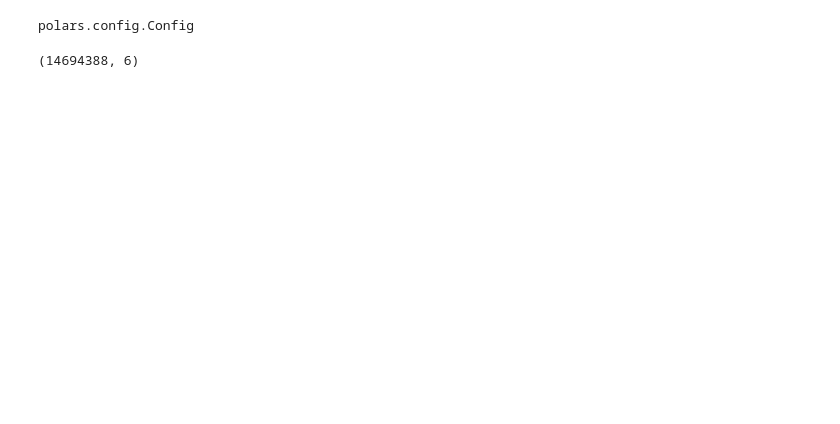
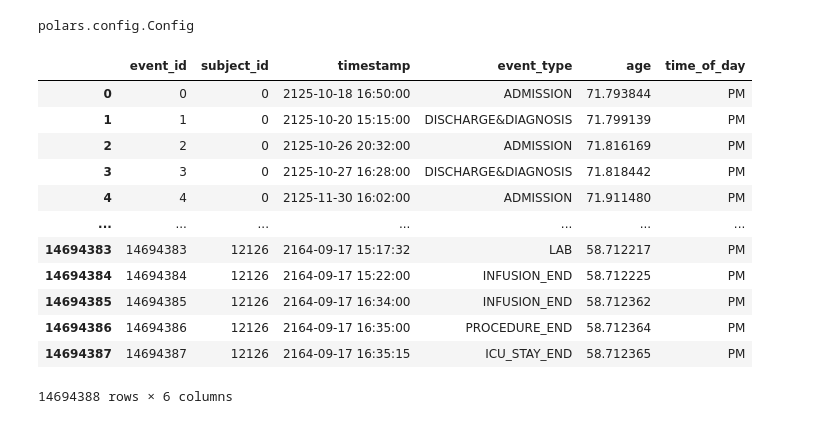
Before and after one commit to justin13601/ACES, a Jupyter notebook: load_data.ipynb, the cells around one changed output. Drawn from its saved outputs; the diff is of its cells as text; code cells hidden in the pictures; blank space fills up the shorter version.

```diff
--- a/load_data.ipynb
+++ b/load_data.ipynb
@@ -9,9 +9,23 @@ polars.config.Config
 # %%
 #load events_df.parquet
 events_df = dd.read_parquet('MIMIC_ESD_new_schema_08-31-23-1/events_df.parquet')
-events_df.compute().shape
+events_df = events_df.compute()
-# %% [output]
-(14694388, 6)
+# %%
+events_df
+# %% [output]
+|  | event_id | subject_id | timestamp | event_type | age | time_of_day |
+| 0 | 0 | 0 | 2125-10-18 16:50:00 | ADMISSION | 71.793844 | PM |
+| 1 | 1 | 0 | 2125-10-20 15:15:00 | DISCHARGE&DIAGNOSIS | 71.799139 | PM |
+| 2 | 2 | 0 | 2125-10-26 20:32:00 | ADMISSION | 71.816169 | PM |
+| 3 | 3 | 0 | 2125-10-27 16:28:00 | DISCHARGE&DIAGNOSIS | 71.818442 | PM |
+| 4 | 4 | 0 | 2125-11-30 16:02:00 | ADMISSION | 71.911480 | PM |
+| ... | ... | ... | ... | ... | ... | ... |
+| 14694383 | 14694383 | 12126 | 2164-09-17 15:17:32 | LAB | 58.712217 | PM |
+| 14694384 | 14694384 | 12126 | 2164-09-17 15:22:00 | INFUSION_END | 58.712225 | PM |
+| 14694385 | 14694385 | 12126 | 2164-09-17 16:34:00 | INFUSION_END | 58.712362 | PM |
+| 14694386 | 14694386 | 12126 | 2164-09-17 16:35:00 | PROCEDURE_END | 58.712364 | PM |
+| 14694387 | 14694387 | 12126 | 2164-09-17 16:35:15 | ICU_STAY_END | 58.712365 | PM |
+14694388 rows × 6 columns
 # %%
 #load dynamic_measurements_df.parquet
 dynamic_measurements_df = dd.read_parquet('MIMIC_ESD_new_schema_08-31-23-1/dynamic_measurements_df.parquet')
```
Also changed, not shown: parts of 10 cells of this notebook.
